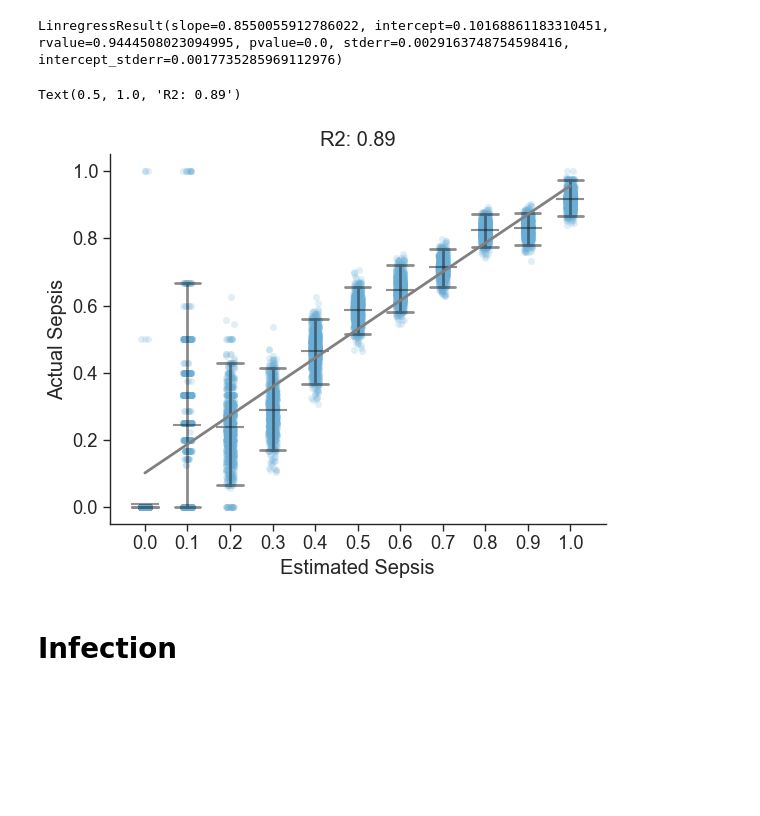
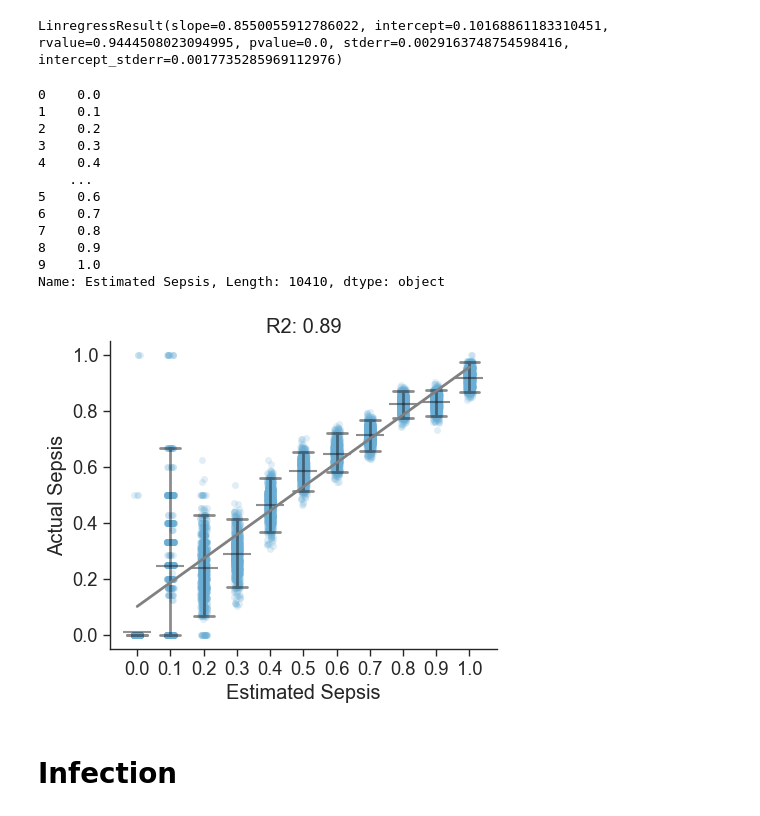
Before and after one commit to InfectionMedicineProteomics/DigitalFamilyAnalysis, a Jupyter notebook: 3_clinical_digital_family/2_clinical_data_df_predictions.ipynb, the cells around one changed output. Cells and saved outputs as stored; diff of their text form; code cells hidden in the pictures; blank space fills up the shorter version.

```diff
--- a/3_clinical_digital_family/2_clinical_data_df_predictions.ipynb
+++ b/3_clinical_digital_family/2_clinical_data_df_predictions.ipynb
@@ -477,6 +485,23 @@ predictions = predictions.sort_values("x")
 predictions['x'] = predictions['x'].astype("str")
 # %%
 bootstrap_counts['Estimated Sepsis'] = bootstrap_counts['Estimated Sepsis'].astype(str)
+# %%
+bootstrap_counts['Estimated Sepsis'] = bootstrap_counts['Estimated Sepsis'].str[:3]
+# %%
+bootstrap_counts['Estimated Sepsis']
+# %% [output]
+0    0.0
+1    0.1
+2    0.2
+3    0.3
+4    0.4
+    ...
+5    0.6
+6    0.7
+7    0.8
+8    0.9
+9    1.0
+Name: Estimated Sepsis, Length: 10410, dtype: object
 # %%
 custom_params = {"axes.spines.right": False, "axes.spines.top": False}
 sns.set_theme(context="paper", style="ticks", rc=custom_params, font="Arial", font_scale=1.5)
@@ -502,35 +527,36 @@ sns.pointplot(
     ax=ax,
     alpha=0.5
 )
 
 sns.stripplot(
     data=bootstrap_counts,
     x="Estimated Sepsis",
     y="Actual Sepsis",
     #hue="Label",
     ax=ax,
     color="#6AAED6",
     linewidth=0,
     legend=False,
     alpha=0.2,
     zorder=1,
 
 )
 
 ax.plot(
     predictions["x"],
     predictions["y"],
     lw=2,
     color="gray",
 )
 
 
 ax.set_title(
     f"R2: {rsquared:.2f}"
 )
+
+fig.set_size_inches(5, 4)
 # %% [output]
-Text(0.5, 1.0, 'R2: 0.89')
-[figure, old version]
+[figure, new version]
 # %%
 combined_results.to_csv(
     "design_matrix_test_sepsis_risk.tsv",
```
Also changed, not shown: parts of 8 cells of this notebook, 21 other files.
